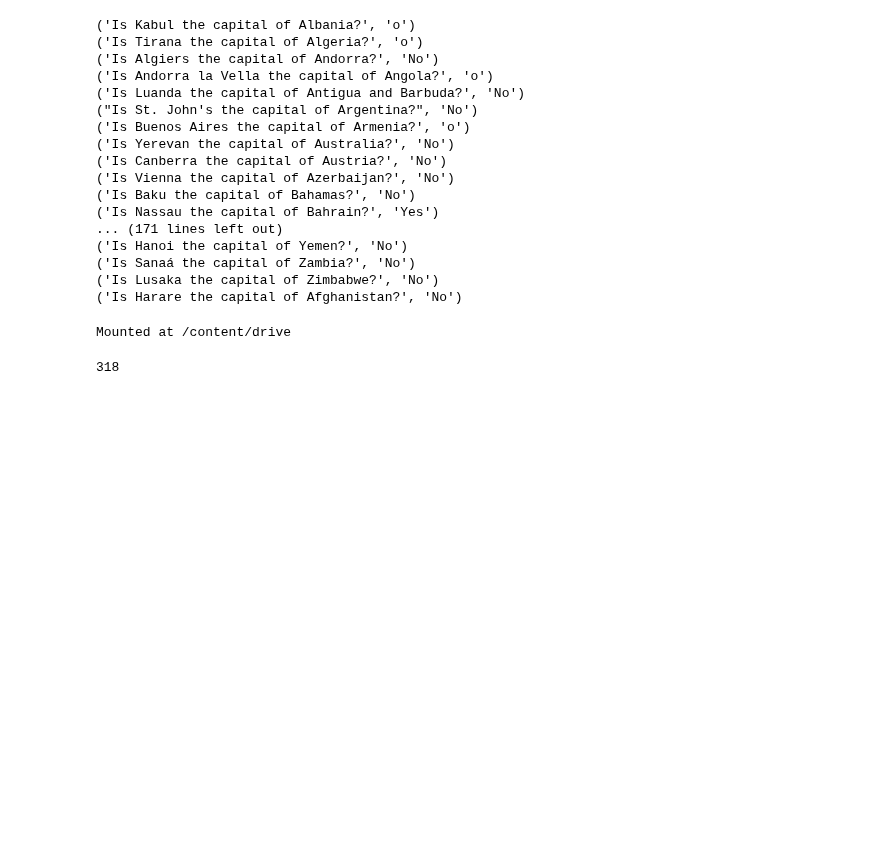
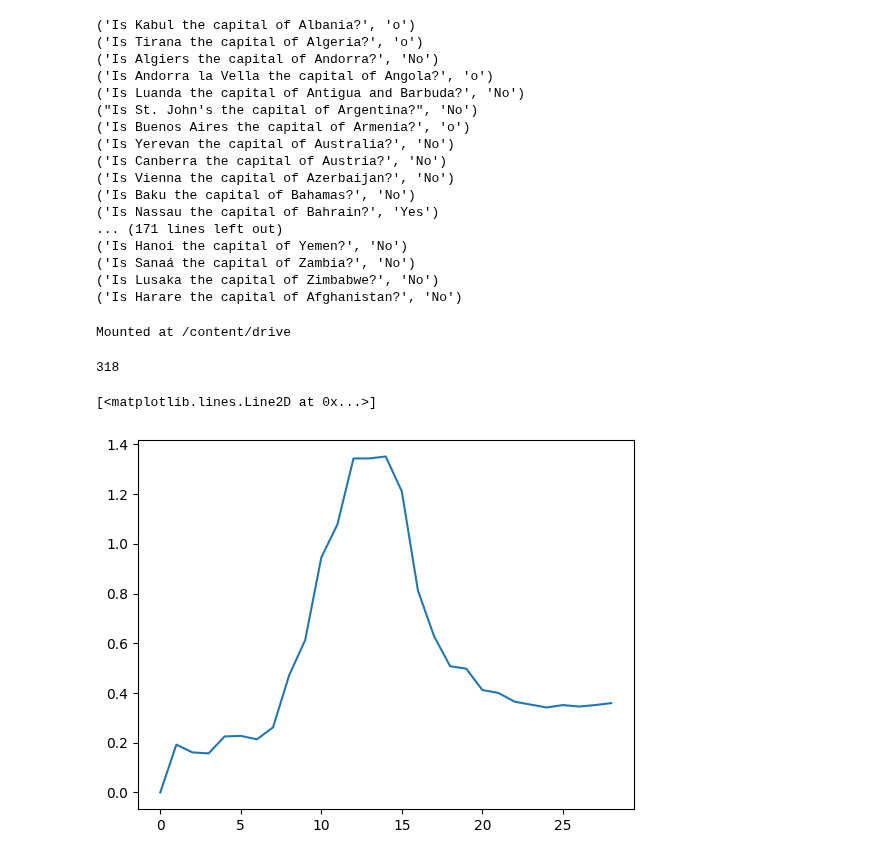
Before and after one commit to JDS289/BaLD4LLM, a Jupyter notebook: playingAround.ipynb, the cells around one changed output. Saved outputs shown, nothing was run; the diff lists cells and outputs as text; code cells hidden in the pictures; blank space fills up the shorter version.

```diff
--- a/playingAround.ipynb
+++ b/playingAround.ipynb
@@ -216,9 +216,26 @@ with open("/content/drive/My Drive/hidden_statess/true_hidden_statess_abridged.p
 
 with open("/content/drive/My Drive/hidden_statess/false_hidden_statess_abridged.pkl", "rb") as f:
   false_hidden_statess_abridged = pickle.load(f)
-# %%
-for layer in true_hidden_statess_abridged[0]:
-  print(layer.shape)
-
-layer_i = 12
-true_hidden_statess_abridged[0][0][layer_i]
+# %%
+between_class_distances = []  # one for each layer
+within_class_distances = []  # averaged between True and False; so one for each layer
+between_within_ratios = []
+
+for layer_i in range(len(true_hidden_statess_abridged[0][0])):
+  current_true_average = sum(hidden_states[0][layer_i][0][-1] for hidden_states in true_hidden_statess_abridged) / len(true_hidden_statess_abridged)
+  average_true_distance = sum(torch.norm(current_true_average - hidden_states[0][layer_i][0][-1]) for hidden_states in true_hidden_statess_abridged) / len(true_hidden_statess_abridged)
+
+  current_false_average = sum(hidden_states[0][layer_i][0][-1] for hidden_states in false_hidden_statess_abridged) / len(false_hidden_statess_abridged)
+  average_false_distance = sum(torch.norm(current_false_average - hidden_states[0][layer_i][0][-1]) for hidden_states in false_hidden_statess_abridged) / len(false_hidden_statess_abridged)
+
+  between_class_distances.append(torch.norm(current_true_average - current_false_average))
+  within_class_distances.append((average_true_distance + average_false_distance) / 2)
+
+  between_within_ratios.append((between_class_distances[-1] / within_class_distances[-1]).item())
+# %%
+from matplotlib import pyplot as plt
+
+plt.plot(between_within_ratios)
+# %% [output]
+[<matplotlib.lines.Line2D at 0x...>]
+[figure, added]
```
Also changed, not shown: parts of 1 cell of this notebook.
